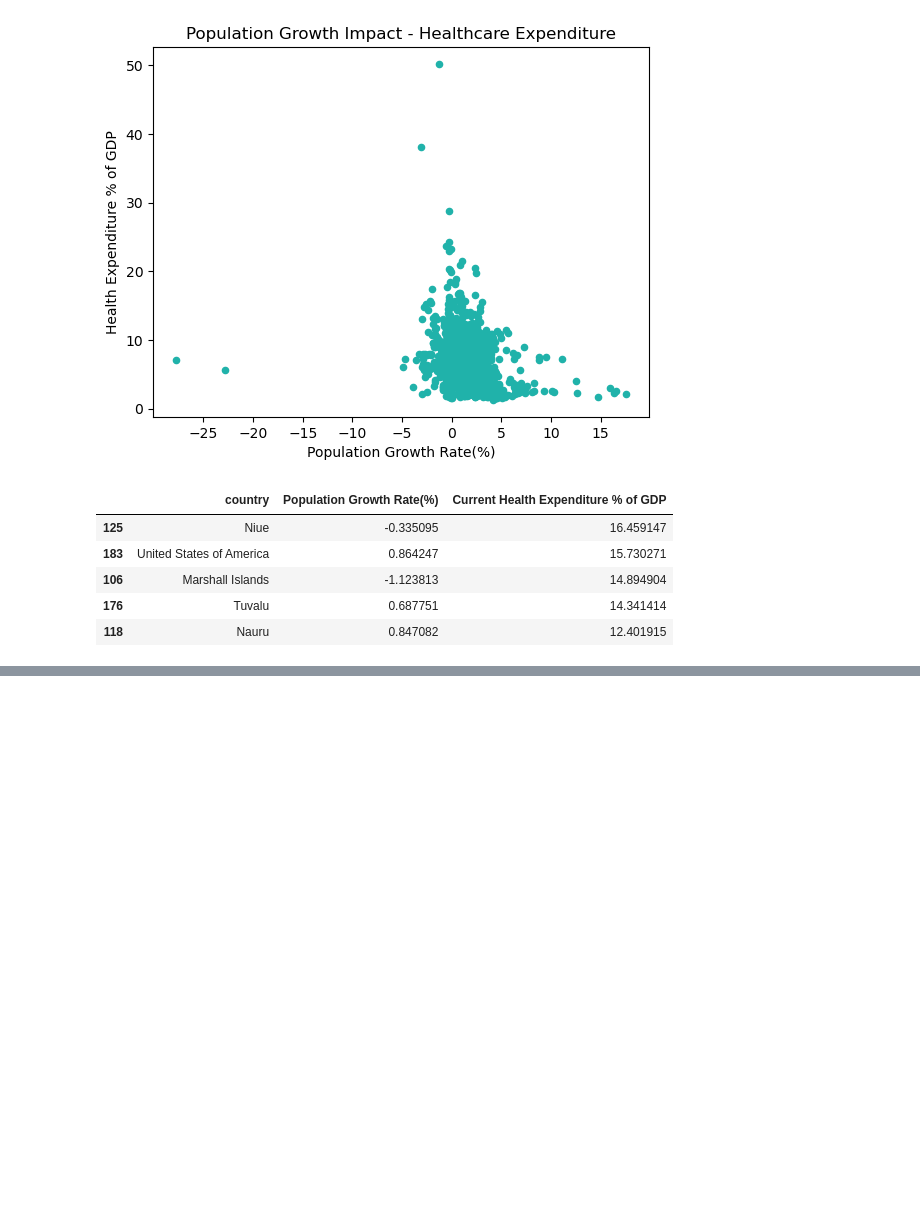
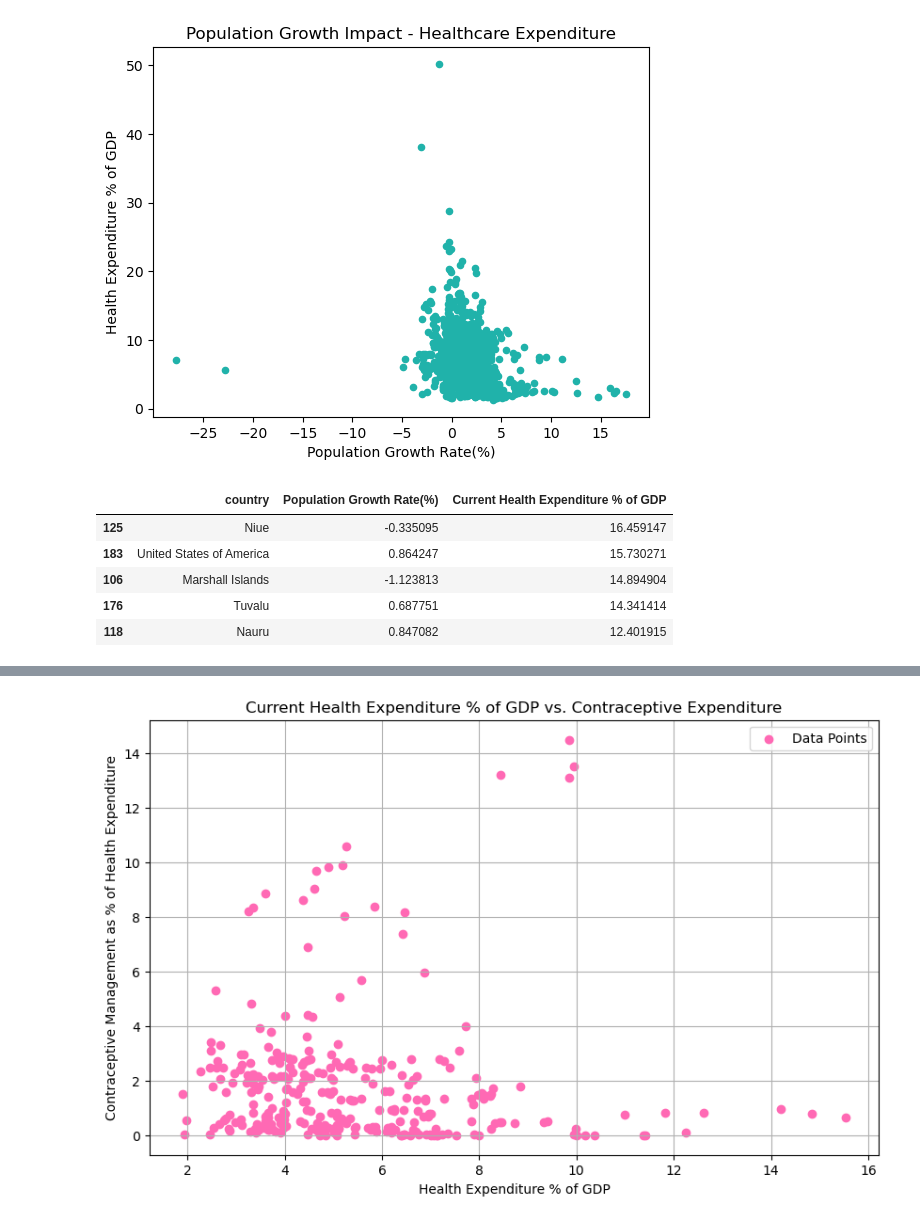
Before and after one commit to destnee76/Project_DJLR, a Jupyter notebook: Project_1.ipynb, the cells around one changed output, grey strips where cells are left out. Drawn from its saved outputs; the diff is of its cells as text; code cells hidden in the pictures; blank space fills up the shorter version.

```diff
--- a/Project_1.ipynb
+++ b/Project_1.ipynb
@@ -120,0 +119,46 @@ plt.show()
+# %%
+import matplotlib.pyplot as plt
+import pandas as pd
+
+# # Load data from CSV
+df = pd.read_csv('who_data.csv',encoding='latin-1')
+
+# Drop rows with NaN values in 'che_gdp' or 'dis23_che'
+df_cleaned = df.dropna(subset=['Current Health Expenditure % of GDP', 'Expenditure on Contraceptive Management as % of Current Health Expenditure'])
+
+# Define DataFrames for specific columns
+gdp_df = pd.DataFrame({
+    'country': df_cleaned['country'],
+    'Current Health Expenditure % of GDP': df_cleaned['Current Health Expenditure % of GDP']
+})
+
+contraceptive_df = pd.DataFrame({
+    'country': df_cleaned['country'],
+    'Expenditure on Contraceptive Management as % of Current Health Expenditure': df_cleaned['Expenditure on Contraceptive Management as % of Current Health Expenditure']
+})
+
+# Calculate mode for 'che_gdp' and 'dis23_che'
+mode_che_gdp = gdp_df['Current Health Expenditure % of GDP'].mode().values[0]
+mode_dis23_che = contraceptive_df['Expenditure on Contraceptive Management as % of Current Health Expenditure'].mode().values[0]
+
+# Scatter plot for Current Health Expenditure % of GDP
+plt.figure(figsize=(10, 6))
+plt.scatter(gdp_df['Current Health Expenditure % of GDP'], contraceptive_df['Expenditure on Contraceptive Management as % of Current Health Expenditure'], color='hotpink', label='Data Points')
+
+# Plot the mode points
+# plt.scatter(mode_Current Health Expenditure % of GDP', mode_Expenditure on Contraceptive Management as % of Current Health Expenditure, color='blue', label=f'Mode ({mode_Current Health Expenditure % of GDP:.2f}, {mode_Expenditure on Contraceptive Management as % of Current Health Expenditure:.2f})', s=100, marker='X'),
+# plt.scatter(mode_che_gdp, mode_dis23_che, color='blue', label=f'Mode ({mode_che_gdp:.2f}, {mode_dis23_che:.2f})', s=100, marker='X')
+
+plt.title('Current Health Expenditure % of GDP vs. Contraceptive Expenditure')
+plt.xlabel('Health Expenditure % of GDP')
+plt.ylabel('Contraceptive Management as % of Health Expenditure')
+
+# Show the legend
+plt.legend()
+
+# Show the plot
+plt.grid(True)
+plt.savefig('che_gdp and dis23_che')
+plt.show()
+# %% [output]
+[figure, added]
```
Also changed, not shown: parts of 7 cells of this notebook.
